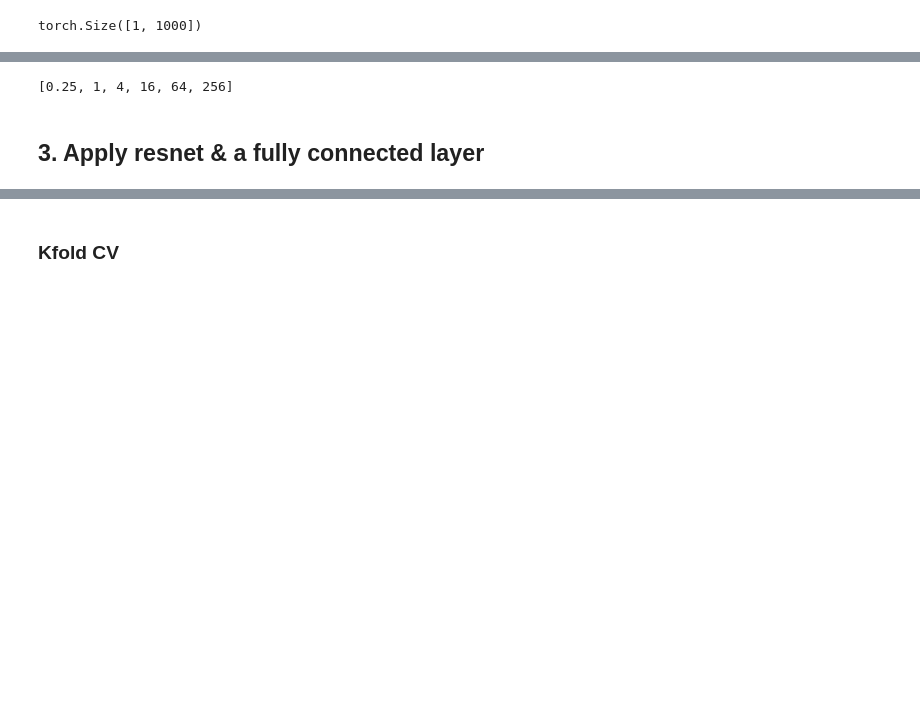
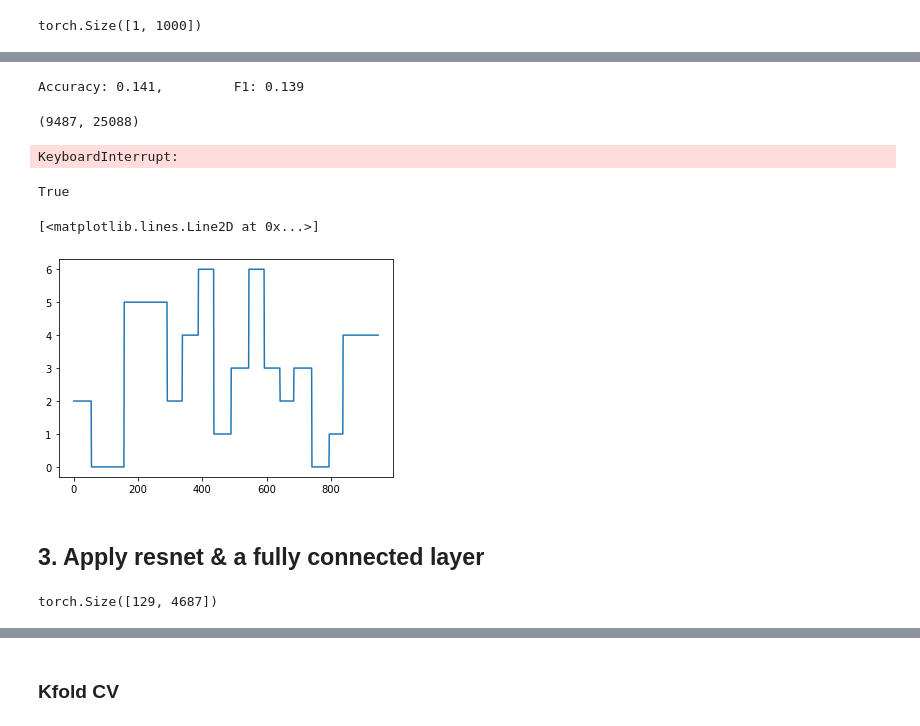
Before and after one commit to IQTLabs/RFClassification, a Jupyter notebook: DL Approaches.ipynb, the cells around one changed output, grey strips where cells are left out. Drawn from its saved outputs; the diff is of its cells as text; code cells hidden in the pictures; blank space fills up the shorter version.

```diff
--- a/DL Approaches.ipynb
+++ b/DL Approaches.ipynb
@@ -133,6 +144,6 @@ y_cat = vgg_y_cat
 # %%
 # split data into K-fold
-k_fold = 10
+k_fold = 3
 cv = KFold(n_splits=k_fold, random_state=1, shuffle=True)
 
 # model parameters
@@ -148,7 +159,7 @@ parameters = {'C':Cs}
 for train_ix, test_ix in tqdm(cv.split(feats_lr)):
 
     # find the optimal hypber parameters
-    lr = LogisticRegression(max_iter=1000)
+    lr = LogisticRegression()
     clf = GridSearchCV(lr, parameters, n_jobs=1)
     clf.fit(feats_lr[train_ix], y_cat[train_ix])
 
@@ -293,7 +190,56 @@ Accuracy: 0.141,         F1: 0.139
-# %%
-Cs
-# %% [output]
-[0.25, 1, 4, 16, 64, 256]
+# %%
+acc = accuracy_score(y_cat[test_ix], y_pred)
+f1 = f1_score(y_cat[test_ix], y_pred, average='weighted')
+print('Accuracy: {:.3},\t F1: {:.3}'.format(acc,f1))
+# %% [output]
+Accuracy: 0.141,         F1: 0.139
+# %%
+## Apply normalization
+X_norm = feats_lr
+for n in range(len(Xs_arr)):
+    X_norm[n] = feats_lr[n]/max(feats_lr[n])
+X_norm.shape
+# %% [output]
+(9487, 25088)
+# %%
+### FIXED PARAMETER LOGISTIC REGRESSION ###
+k_fold = 3
+cv = KFold(n_splits=k_fold, random_state=10, shuffle=True)
+
+Xs_arr = X_norm
+y_arr = vgg_y
+
+
+best_params_ls = []
+score_ls = []
+
+parameters = {'C':[0.01,0.1,1,10,100,1000,10000]}
+
+for train_ix, test_ix in cv.split(Xs_arr):
+
+    # find the optimal hypber parameters
+#     clf = LogisticRegressi on(C =1e-5, class_weight = 'balanced')
+    clf = svm.SVC(kernel='rbf', C=512, gamma = 0.5)
+    clf.fit(Xs_arr[train_ix], y_arr[train_ix])
+
+    # predict on the test data
+    y_pred = clf.predict(Xs_arr[test_ix])
+    acc = accuracy_score(y_arr[test_ix], y_pred)
+    print(acc)
+    score_ls.append(acc)
+
+print('VGG feats+LR K-fold average test score:', np.mean(score_ls))
+# %% [output]
+KeyboardInterrupt:
+# %%
+(dataset.le.transform(y_cat) == vgg_y).all()
+# %% [output]
+True
+# %%
+plt.plot(vgg_y[test_ix])
+# %% [output]
+[<matplotlib.lines.Line2D at 0x...>]
+[figure, added]
 # %% [markdown]
 ## 3. Apply resnet & a fully connected layer
 # %%
@@ -325,4 +274,9 @@ class ResnetFC(nn.Module):
         return x
 # %%
 fctest = ResnetFC(7)
+# %%
+test_input = dataset.__getitem__(10)[0]
+print(test_input.shape)
+# %% [output]
+torch.Size([129, 4687])
 # %%
```
Also changed, not shown: parts of 17 cells of this notebook, 7 other files.
